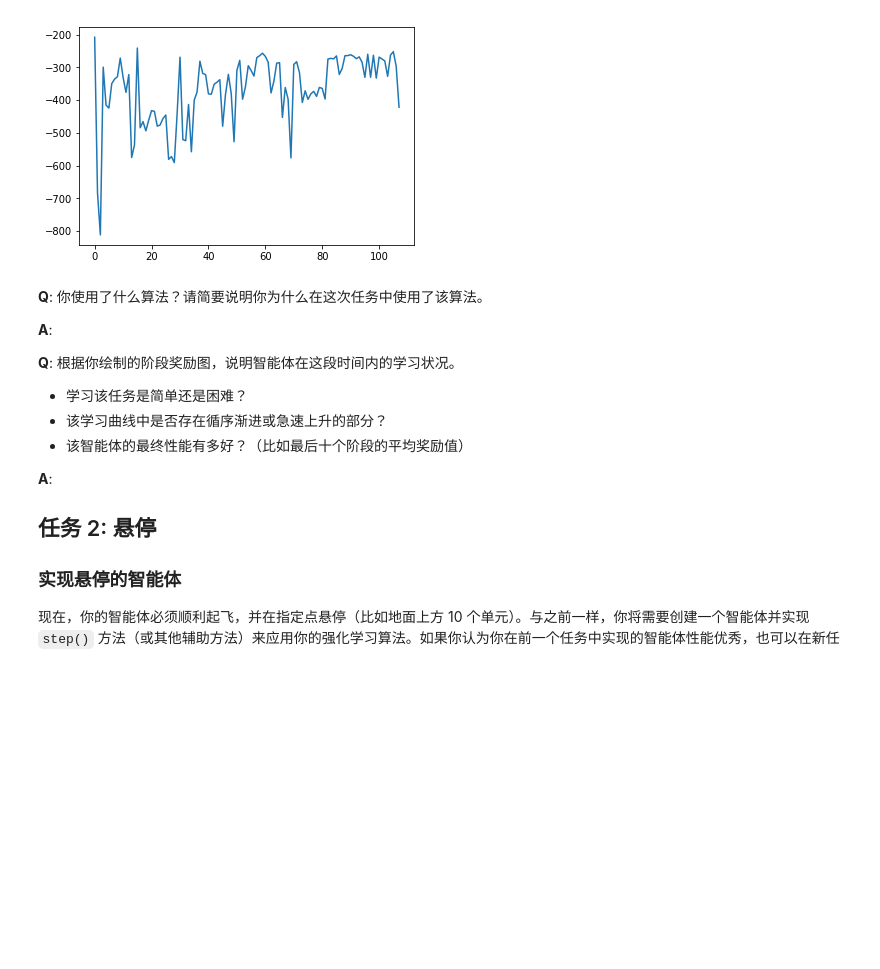
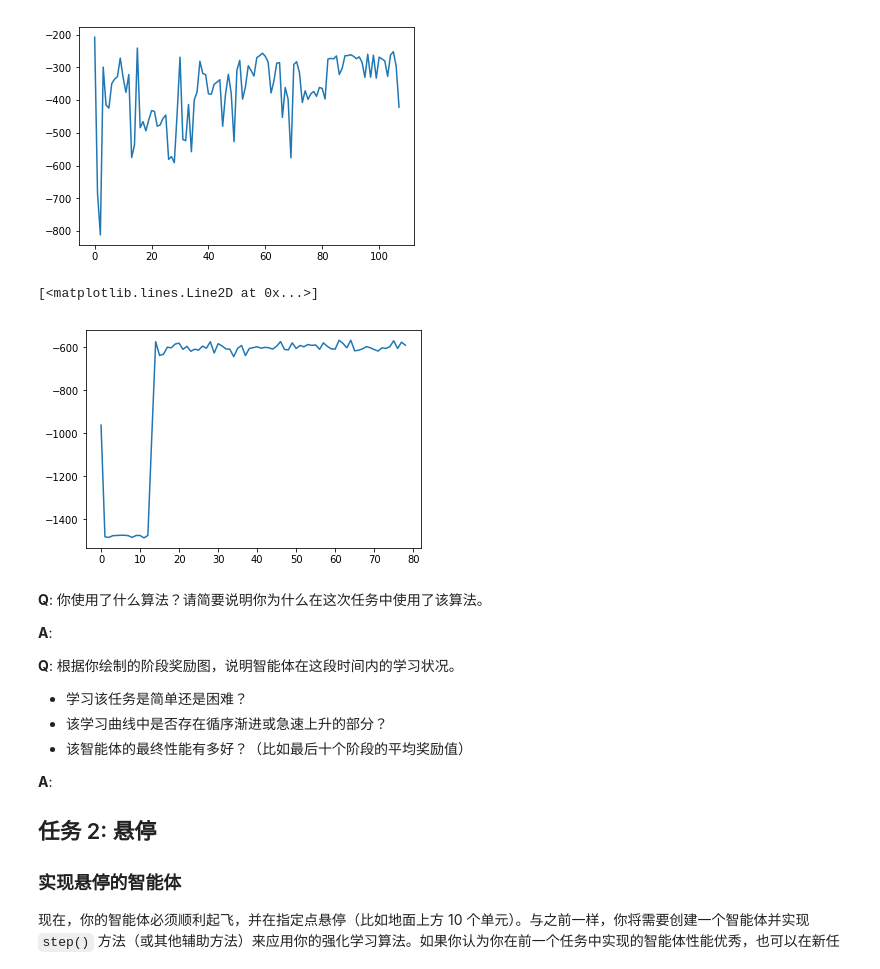
Before and after one commit to Quantum-Cheese/my_AIProjects, a Jupyter notebook: RL-Quadcopter/quad_controller_rl/notebooks/RL-Quadcopter.ipynb, the cells around one changed output. Drawn from its saved outputs; the diff is of its cells as text; code cells hidden in the pictures; blank space fills up the shorter version.

```diff
--- a/RL-Quadcopter/quad_controller_rl/notebooks/RL-Quadcopter.ipynb
+++ b/RL-Quadcopter/quad_controller_rl/notebooks/RL-Quadcopter.ipynb
@@ -156,6 +157,23 @@ plt.plot(x,y)
 # %% [output]
 [<matplotlib.lines.Line2D at 0x...>]
 [figure]
+# %%
+# limit action space(force_z only)
+f=open("rewards_takeoff_01.txt","r")
+rewards=f.readlines()
+lst=rewards[0].split(",")
+ReList=[float(r) for r in lst[0:-1]]
+
+from matplotlib import pyplot as plt
+%matplotlib inline
+
+x=[e[0] for e in enumerate(ReList)]
+y=[e[1] for e in enumerate(ReList)]
+plt.figure()
+plt.plot(x,y)
+# %% [output]
+[<matplotlib.lines.Line2D at 0x...>]
+[figure, added]
 # %% [markdown]
 **Q**: 你使用了什么算法？请简要说明你为什么在这次任务中使用了该算法。
 
```
Also changed, not shown: parts of 1 cell of this notebook, 12 other files.
